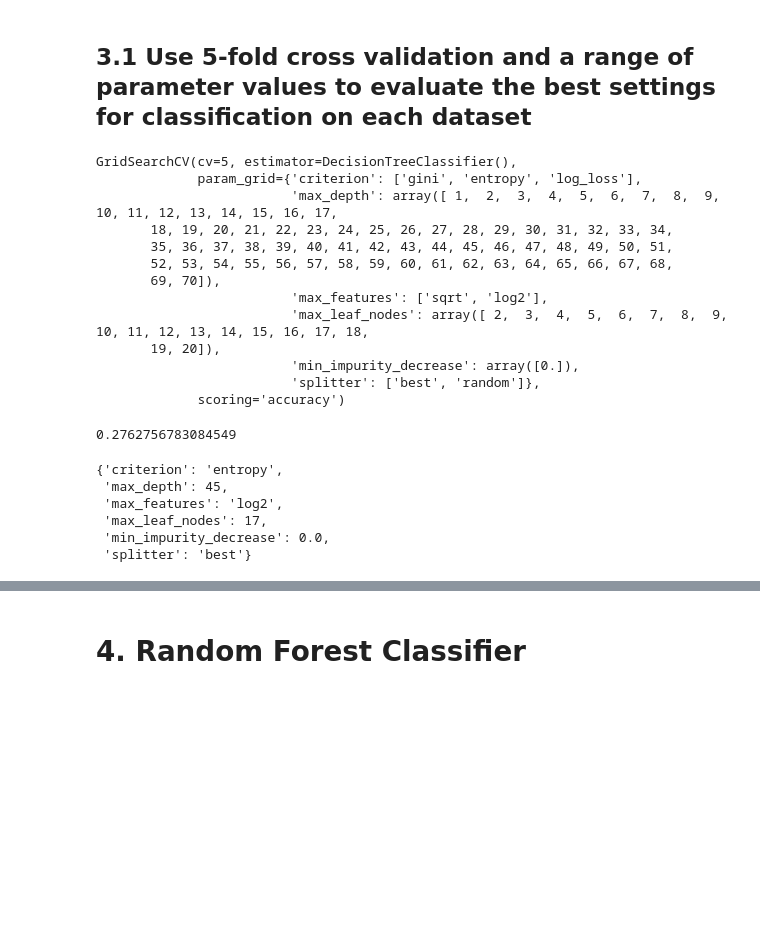
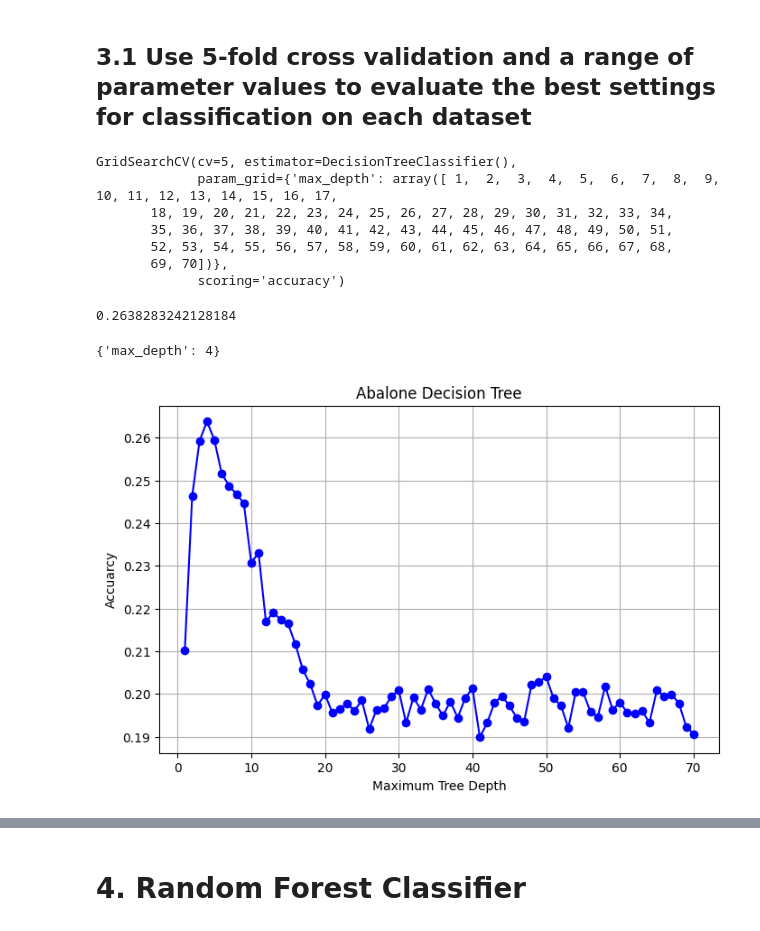
Before and after one commit to niiquaye/ECE457B, a Jupyter notebook: W25-asg1/assignment.ipynb, the cells around one changed output, grey strips where cells are left out. Cells and saved outputs as stored; diff of their text form; code cells hidden in the pictures; blank space fills up the shorter version.

```diff
--- a/W25-asg1/assignment.ipynb
+++ b/W25-asg1/assignment.ipynb
@@ -368,34 +360,44 @@ tree_classification_parameters = {'criterion': ['gini', 'entropy', 'log_loss'],
+# %%
+tree_classification_parameters = {
+                                  'max_depth': np.arange(1,71),
+                                  }
 # %%
 abalone_decision_tree = DecisionTreeClassifier()
 abalone_decison_tree_gscv = GridSearchCV(abalone_decision_tree, tree_classification_parameters, cv=5, scoring='accuracy')
 abalone_decison_tree_gscv.fit(X_abalone, y_abalone)
 # %% [output]
 GridSearchCV(cv=5, estimator=DecisionTreeClassifier(),
-             param_grid={'criterion': ['gini', 'entropy', 'log_loss'],
-                         'max_depth': array([ 1,  2,  3,  4,  5,  6,  7,  8,  9, 10, 11, 12, 13, 14, 15, 16, 17,
+             param_grid={'max_depth': array([ 1,  2,  3,  4,  5,  6,  7,  8,  9, 10, 11, 12, 13, 14, 15, 16, 17,
        18, 19, 20, 21, 22, 23, 24, 25, 26, 27, 28, 29, 30, 31, 32, 33, 34,
        35, 36, 37, 38, 39, 40, 41, 42, 43, 44, 45, 46, 47, 48, 49, 50, 51,
        52, 53, 54, 55, 56, 57, 58, 59, 60, 61, 62, 63, 64, 65, 66, 67, 68,
-       69, 70]),
-                         'max_features': ['sqrt', 'log2'],
-                         'max_leaf_nodes': array([ 2,  3,  4,  5,  6,  7,  8,  9, 10, 11, 12, 13, 14, 15, 16, 17, 18,
-       19, 20]),
-                         'min_impurity_decrease': array([0.]),
-                         'splitter': ['best', 'random']},
+       69, 70])},
              scoring='accuracy')
 # %%
 abalone_decison_tree_gscv.best_score_
 # %% [output]
-0.2762756783084549
+0.2638283242128184
 # %%
 abalone_decison_tree_gscv.best_params_
 # %% [output]
-{'criterion': 'entropy',
- 'max_depth': 45,
- 'max_features': 'log2',
- 'max_leaf_nodes': 17,
- 'min_impurity_decrease': 0.0,
- 'splitter': 'best'}
+{'max_depth': 4}
+# %%
+def plot_arrays(x, y, title='Graph', xlabel='X-axis', ylabel='Y-axis', color='b', marker='o'):
+    plt.figure(figsize=(8, 5))
+    plt.plot(x, y, color=color, marker=marker, linestyle='-')
+    plt.title(title)
+    plt.xlabel(xlabel)
+    plt.ylabel(ylabel)
+    plt.grid(True)
+    plt.show()
+# %%
+abalone_decison_tree_gscv.cv_results_
+abalone_params = [ x['max_depth'] for x in  abalone_decison_tree_gscv.cv_results_['params']]
+abalone_mean_test_score = abalone_decison_tree_gscv.cv_results_['mean_test_score']
+
+plot_arrays(abalone_params, abalone_mean_test_score, title='Abalone Decision Tree', xlabel='Maximum Tree Depth', ylabel='Accuarcy')
+# %% [output]
+[figure, added]
 # %%
 tree.export_graphviz(abalone_decison_tree_gscv.best_estimator_, out_file='tree.dot')
 # %%
```
Also changed, not shown: parts of 20 cells of this notebook, 4 other files.
